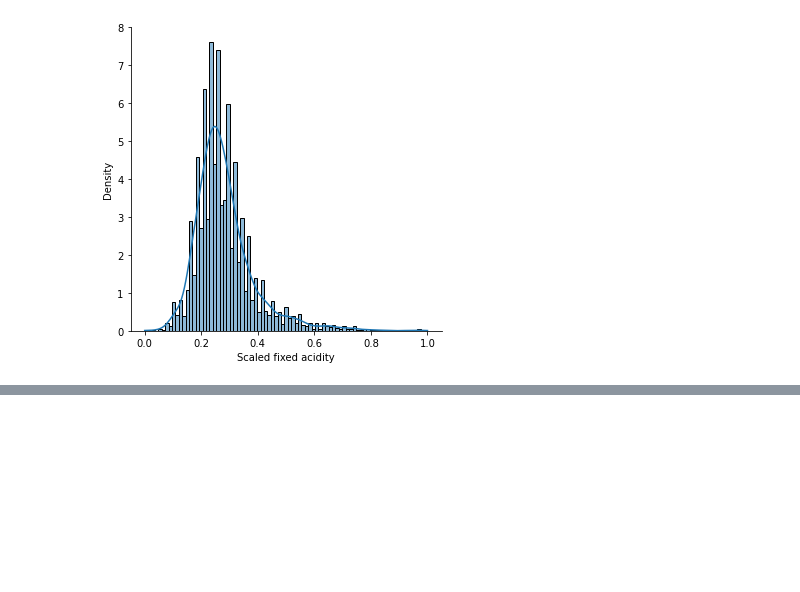
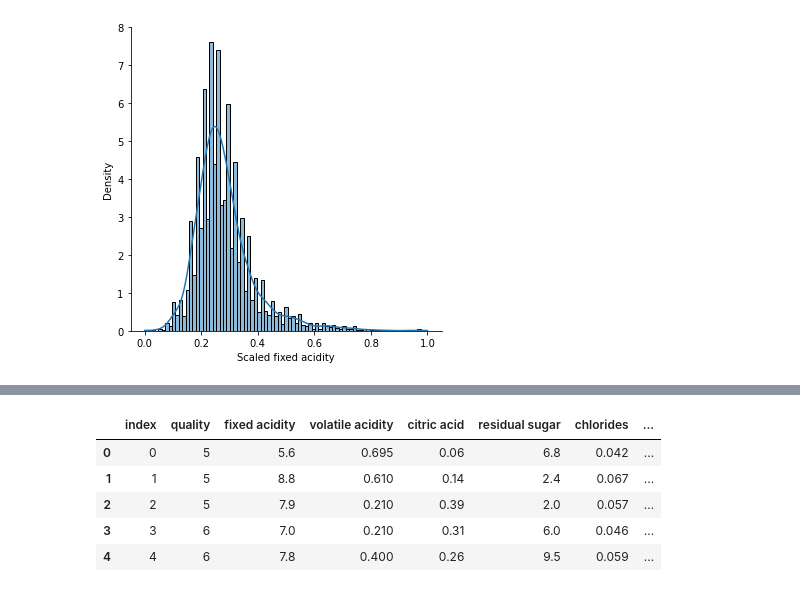
Before and after one commit to garlicvread/DataAnalysisRecapitulation, a Jupyter notebook: Day3_cross_validation_and_LGBM/daconPracticeDay3_2_dataPreprocessing.ipynb, the cells around one changed output, grey strips where cells are left out. Drawn from its saved outputs; the diff is of its cells as text; code cells hidden in the pictures; blank space fills up the shorter version.

```diff
--- a/Day3_cross_validation_and_LGBM/daconPracticeDay3_2_dataPreprocessing.ipynb
+++ b/Day3_cross_validation_and_LGBM/daconPracticeDay3_2_dataPreprocessing.ipynb
@@ -241,0 +274,7 @@ sns.displot(train['Scaled fixed acidity'], kde=True, stat="density", linewidth=1
+# %%
+# Train the feature 'type' using encoder
+encoder.fit(train[['type']])  # 2D array
+
+# Transform the trained data and save it into the variable 'onehot'
+onehot = encoder.transform(train[['type']])
+onehot
@@ -241,0 +306,4 @@ sns.displot(train['Scaled fixed acidity'], kde=True, stat="density", linewidth=1
+# %%
+# Tranform the variable 'onehot' into an array
+onehot_arr = onehot.toarray()
+onehot_arr
@@ -241,0 +318,5 @@ sns.displot(train['Scaled fixed acidity'], kde=True, stat="density", linewidth=1
+# %%
+# Tranform the variable 'onehot_arr' into a DataFrame
+# MARK: Array -> DataFrame
+onehot_df = pd.DataFrame(onehot_arr)
+onehot_df.head()
@@ -241,0 +330,6 @@ sns.displot(train['Scaled fixed acidity'], kde=True, stat="density", linewidth=1
+# %%
+# Change the column name using `get_feature_name_out()` method
+# Note: Function get_feature_names is deprecated in 1.0 and will be removed in 1.2.
+#       Use get_feature_names_out instead.
+onehot_df.columns = encoder.get_feature_names_out()
+onehot_df.head()
@@ -241,0 +343,11 @@ sns.displot(train['Scaled fixed acidity'], kde=True, stat="density", linewidth=1
+# %%
+# Merge onehot_df into the original data 'train'
+onehot = pd.concat([train, onehot_df], axis=1)
+onehot.head()
+# %% [output]
+|  | index | quality | fixed acidity | volatile acidity | citric acid | residual sugar | chlorides | ... |
+| 0 | 0 | 5 | 5.6 | 0.695 | 0.06 | 6.8 | 0.042 | ... |
+| 1 | 1 | 5 | 8.8 | 0.610 | 0.14 | 2.4 | 0.067 | ... |
+| 2 | 2 | 5 | 7.9 | 0.210 | 0.39 | 2.0 | 0.057 | ... |
+| 3 | 3 | 6 | 7.0 | 0.210 | 0.31 | 6.0 | 0.046 | ... |
+| 4 | 4 | 6 | 7.8 | 0.400 | 0.26 | 9.5 | 0.059 | ... |
```
Also changed, not shown: parts of 12 cells of this notebook.
